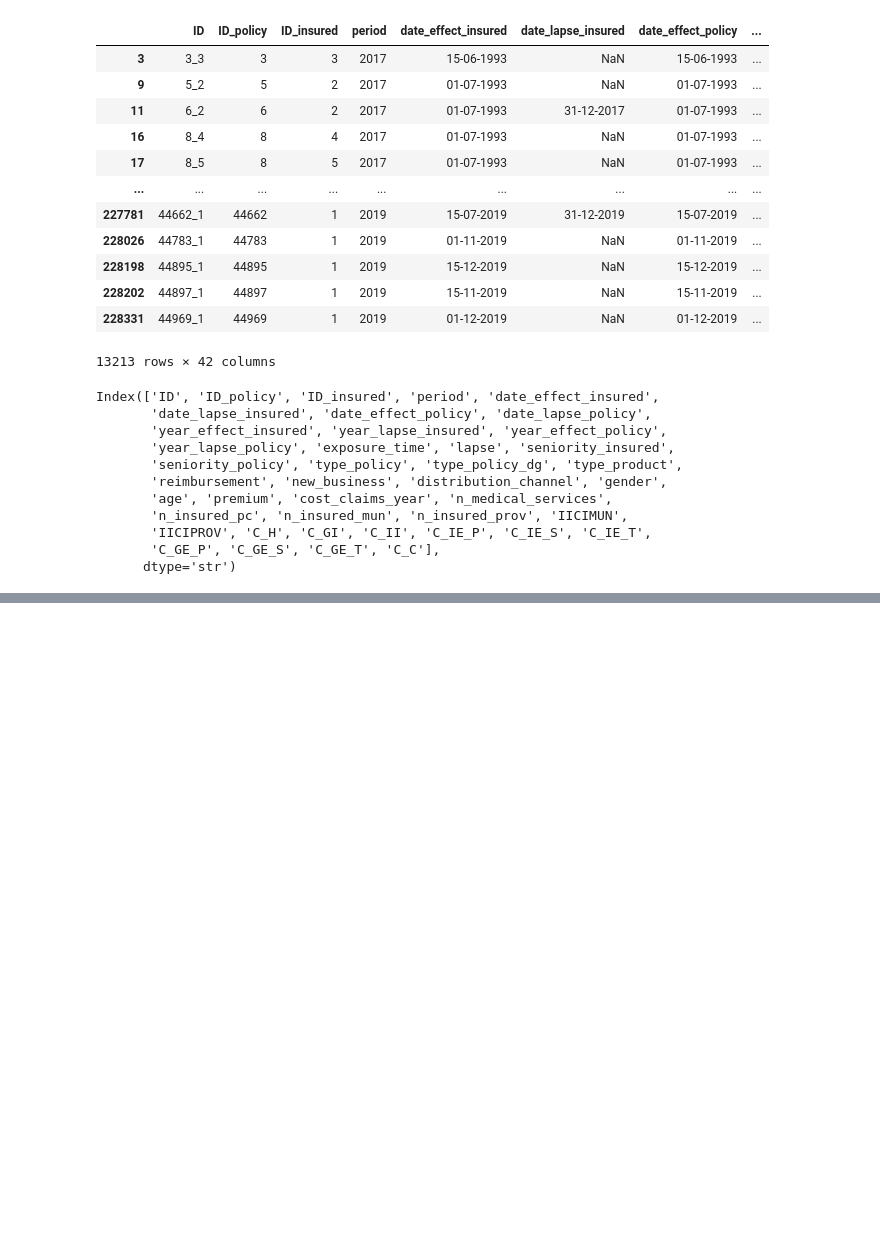
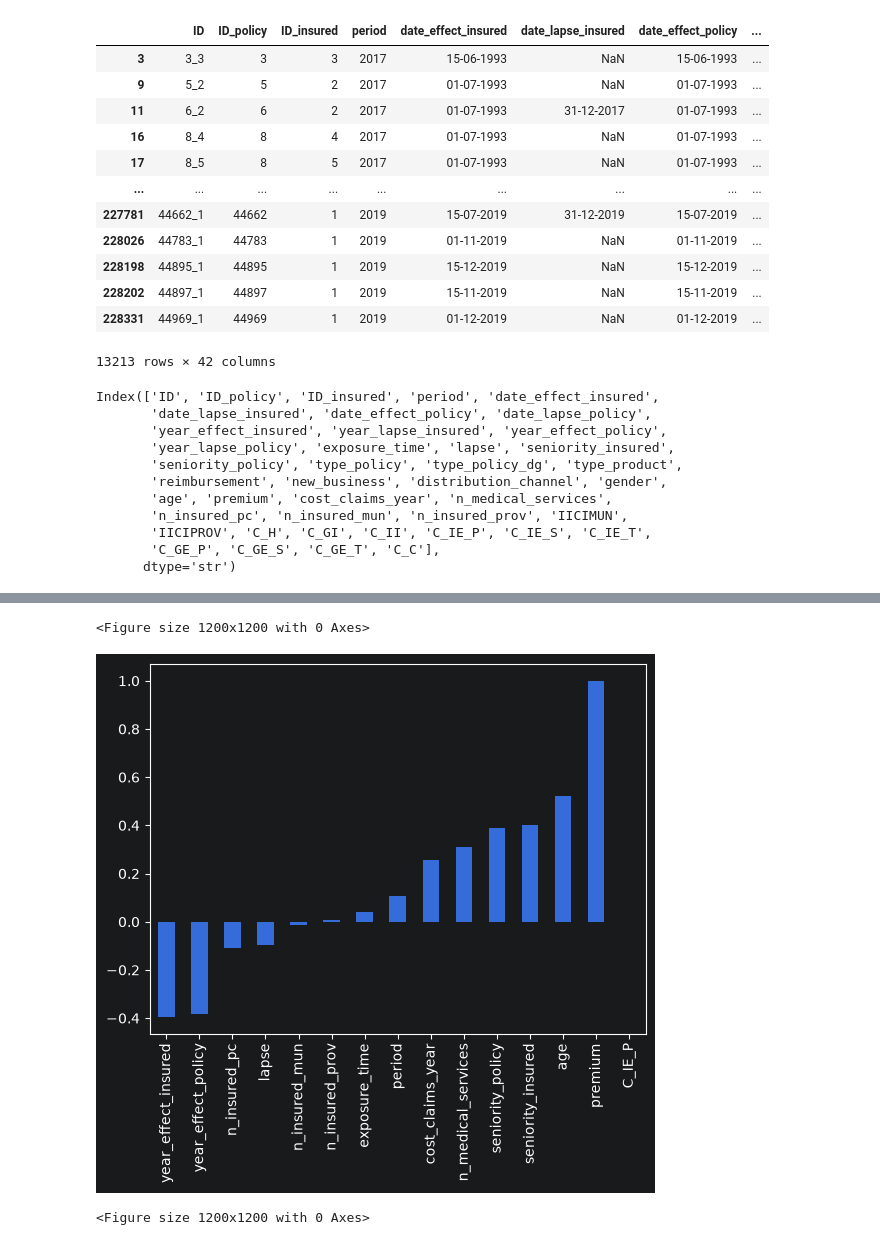
Before and after one commit to Affan279/Customer-Churn-Prediction, a Jupyter notebook: notebooks/02_data_imputation.ipynb, the cells around one changed output, grey strips where cells are left out. Saved outputs shown, nothing was run; the diff lists cells and outputs as text; code cells hidden in the pictures; blank space fills up the shorter version.

```diff
--- a/notebooks/02_data_imputation.ipynb
+++ b/notebooks/02_data_imputation.ipynb
@@ -38,0 +255,7 @@ Index(['ID', 'ID_policy', 'ID_insured', 'period', 'date_effect_insured',
+# %%
+corr_matrix.loc["premium"].sort_values(ascending=True).plot(kind="bar")
+plt.figure(figsize=(12,12))
+# %% [output]
+<Figure size 1200x1200 with 0 Axes>
+[figure, added]
+<Figure size 1200x1200 with 0 Axes>
```
Also changed, not shown: parts of 33 cells of this notebook, 4 other files.
